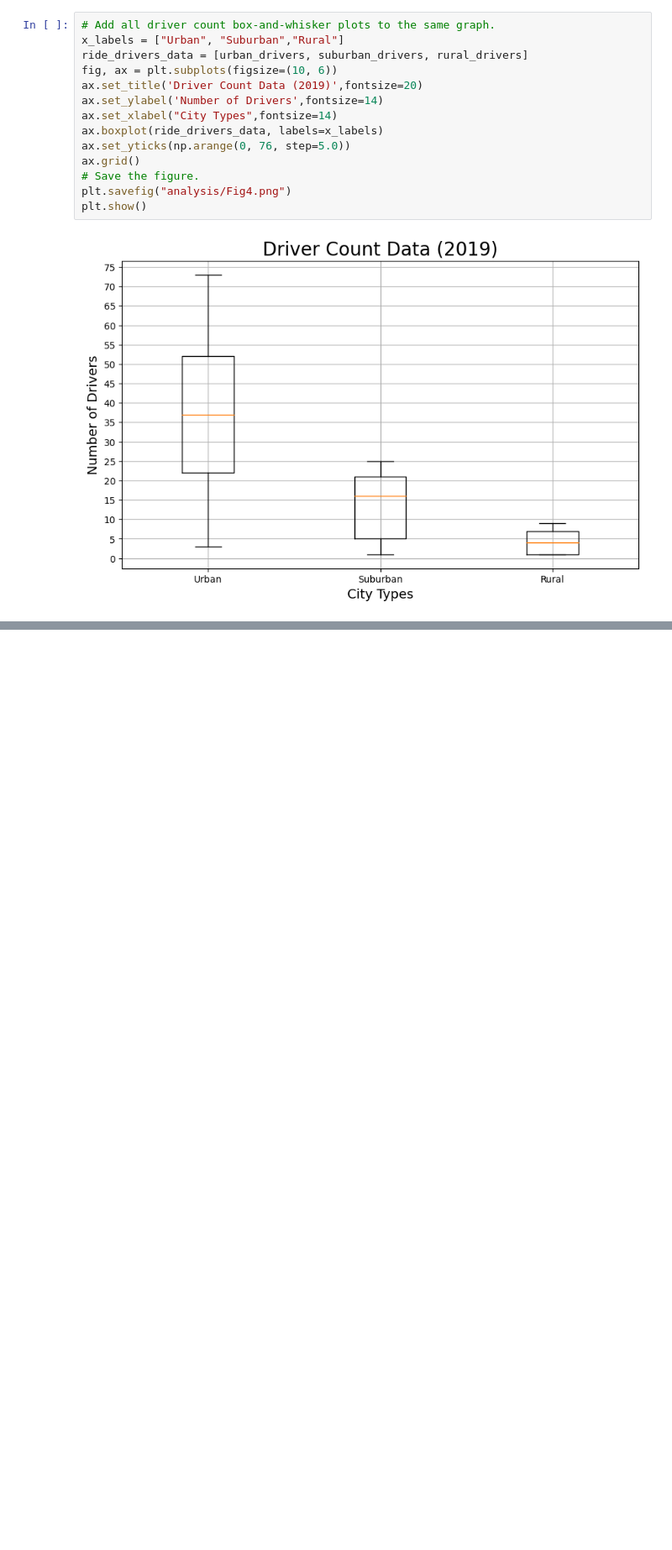
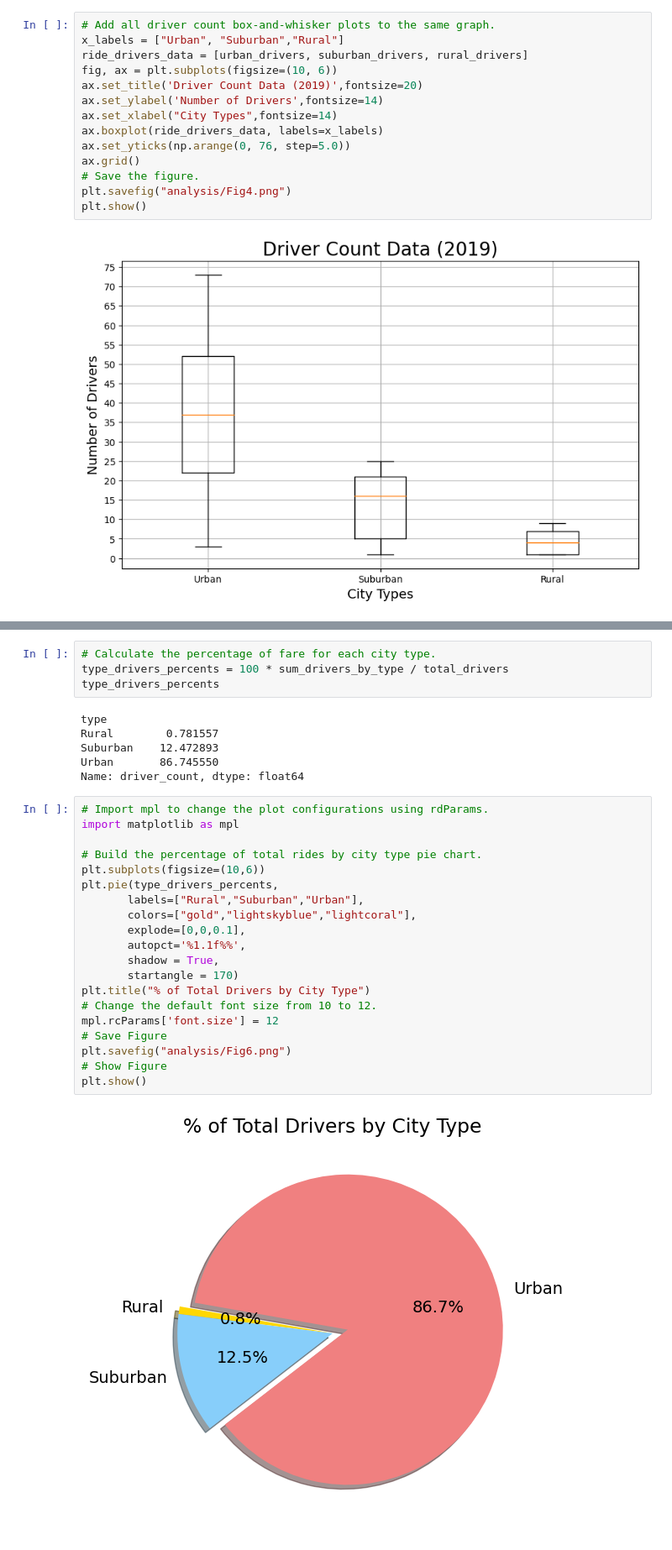
Before and after one commit to BlazeMedina/PyBer_Analysis, a Jupyter notebook: PyBer.ipynb, the cells around one changed output, grey strips where cells are left out. Shown: that part at 84% size. Cells and saved outputs as stored; diff of their text form; blank space fills up the shorter version.

```diff
--- a/PyBer.ipynb
+++ b/PyBer.ipynb
@@ -867,0 +938,32 @@ plt.show()
+# %%
+# Calculate the percentage of fare for each city type.
+type_drivers_percents = 100 * sum_drivers_by_type / total_drivers
+type_drivers_percents
+# %% [output]
+type
+Rural        0.781557
+Suburban    12.472893
+Urban       86.745550
+Name: driver_count, dtype: float64
+# %%
+# Import mpl to change the plot configurations using rdParams.
+import matplotlib as mpl
+
+# Build the percentage of total rides by city type pie chart.
+plt.subplots(figsize=(10,6))
+plt.pie(type_drivers_percents,
+       labels=["Rural","Suburban","Urban"],
+       colors=["gold","lightskyblue","lightcoral"],
+       explode=[0,0,0.1],
+       autopct='%1.1f%%',
+       shadow = True,
+       startangle = 170)
+plt.title("% of Total Drivers by City Type")
+# Change the default font size from 10 to 12.
+mpl.rcParams['font.size'] = 12
+# Save Figure
+plt.savefig("analysis/Fig6.png")
+# Show Figure
+plt.show()
+# %% [output]
+[figure, added]
```
Also changed, not shown: parts of 11 cells of this notebook, 3 other files.
